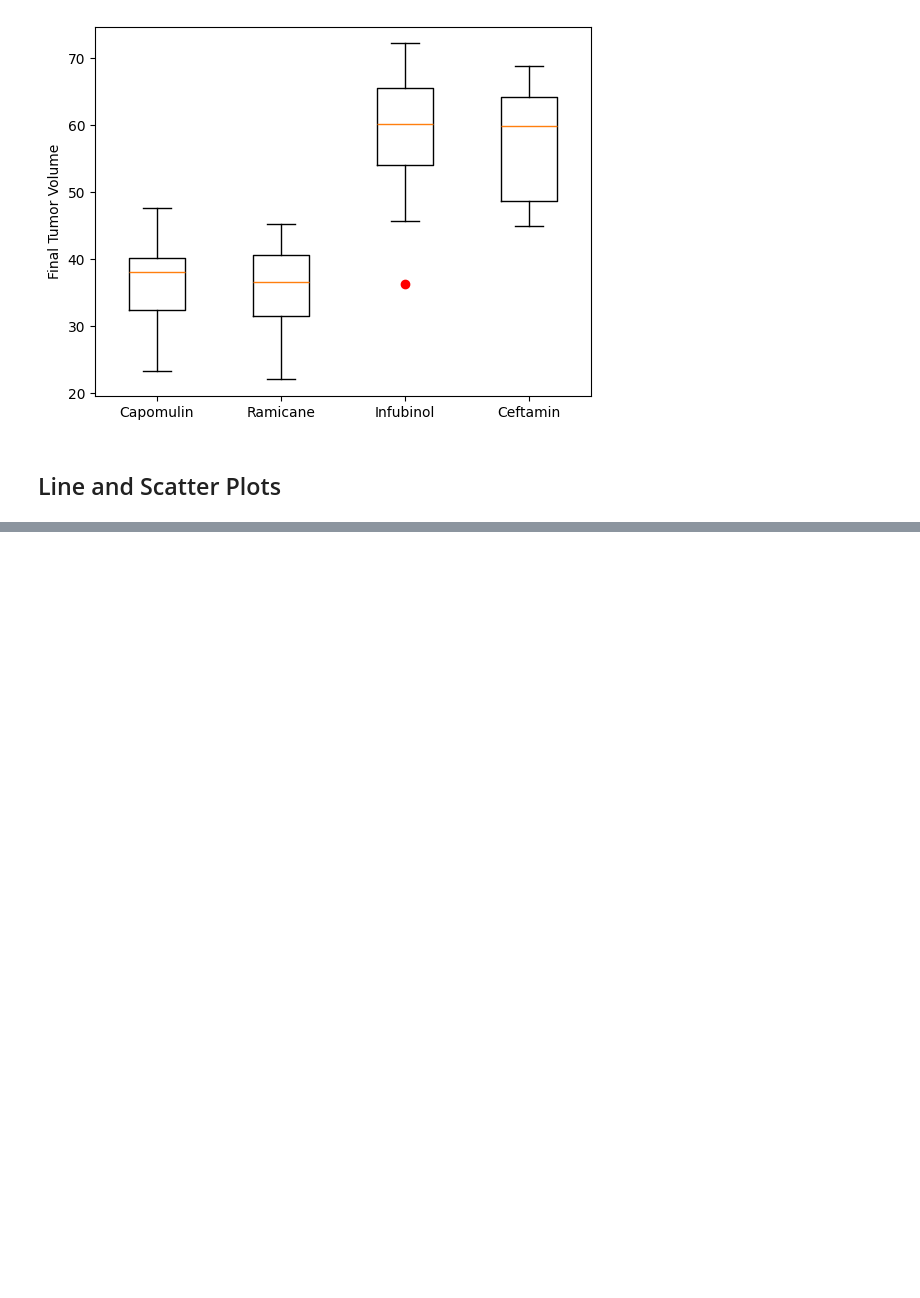
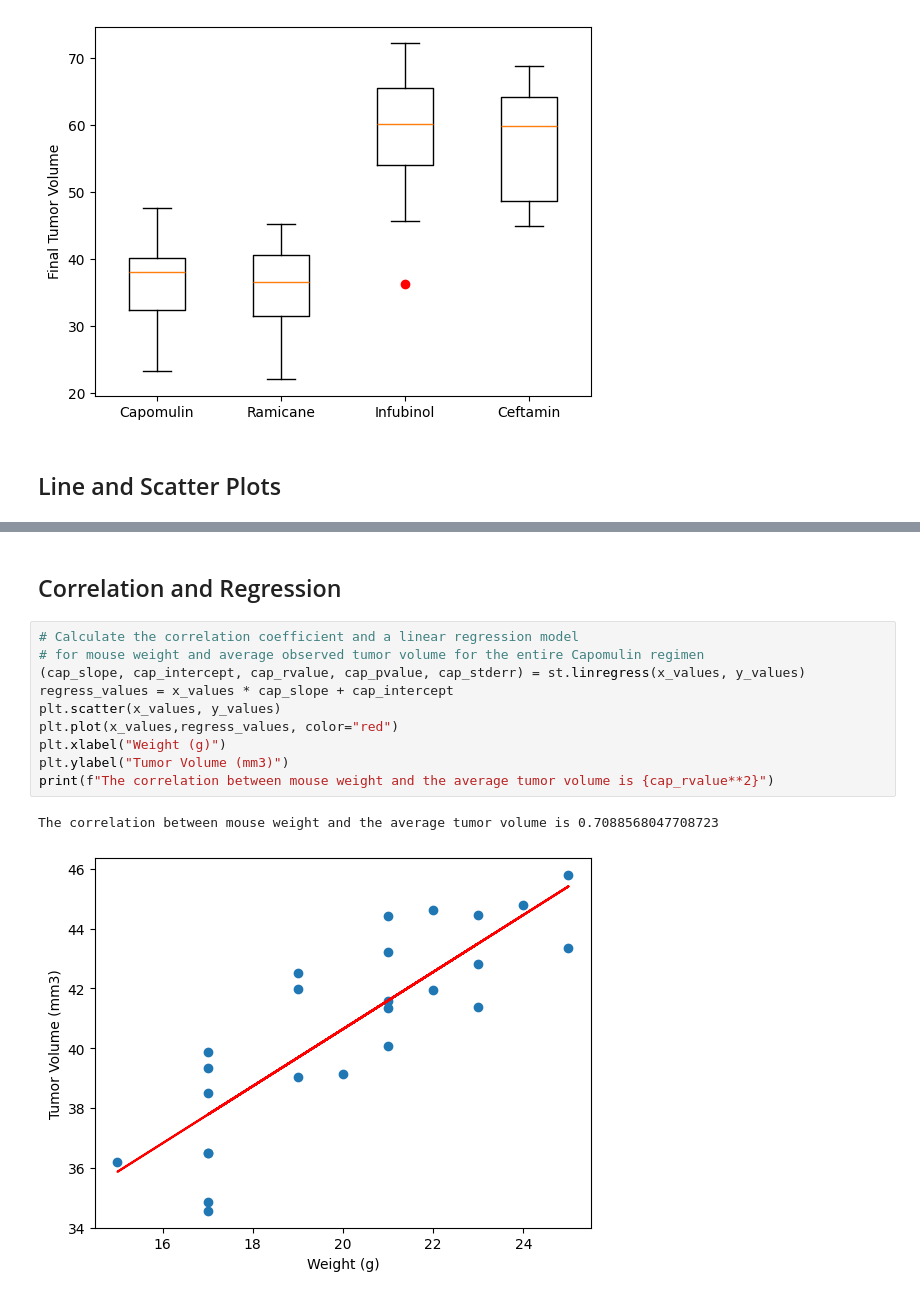
Before and after one commit to Ray-Marshal/visualization_challenge, a Jupyter notebook: pymaceuticals_final.ipynb, the cells around one changed output, grey strips where cells are left out. Saved outputs shown, nothing was run; the diff lists cells and outputs as text; blank space fills up the shorter version.

```diff
--- a/pymaceuticals_final.ipynb
+++ b/pymaceuticals_final.ipynb
@@ -310,0 +296,15 @@ plt.show()
+# %% [markdown]
+## Correlation and Regression
+# %%
+# Calculate the correlation coefficient and a linear regression model
+# for mouse weight and average observed tumor volume for the entire Capomulin regimen
+(cap_slope, cap_intercept, cap_rvalue, cap_pvalue, cap_stderr) = st.linregress(x_values, y_values)
+regress_values = x_values * cap_slope + cap_intercept
+plt.scatter(x_values, y_values)
+plt.plot(x_values,regress_values, color="red")
+plt.xlabel("Weight (g)")
+plt.ylabel("Tumor Volume (mm3)")
+print(f"The correlation between mouse weight and the average tumor volume is {cap_rvalue**2}")
+# %% [output]
+The correlation between mouse weight and the average tumor volume is 0.7088568047708723
+[figure, added]
```
Also changed, not shown: parts of 7 cells of this notebook.
